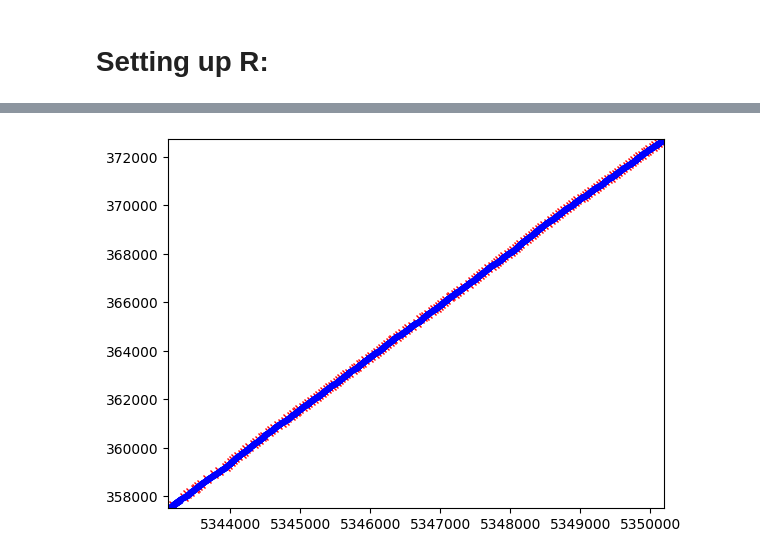
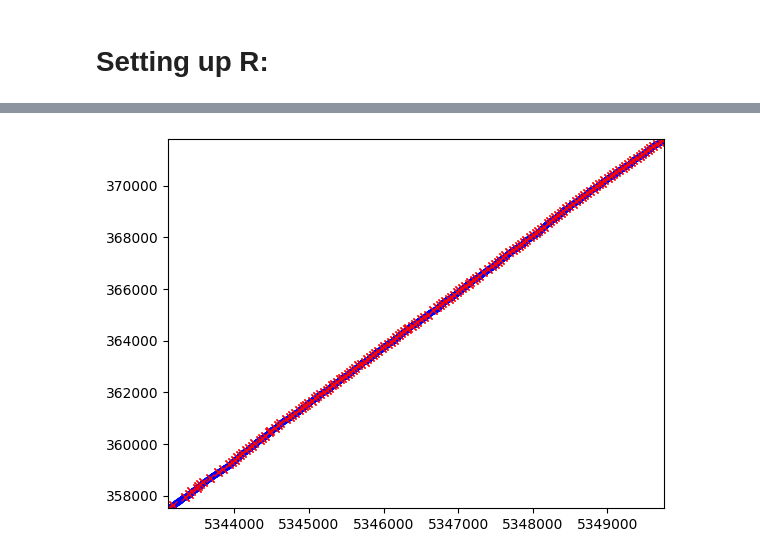
Before and after one commit to cnburger/AIS_KalmanFilter, a Jupyter notebook: Time Sampling.ipynb, the cells around one changed output, grey strips where cells are left out. Saved outputs shown, nothing was run; the diff lists cells and outputs as text; code cells hidden in the pictures.

```diff
--- a/Time Sampling.ipynb
+++ b/Time Sampling.ipynb
@@ -241,6 +234,7 @@ def myKalman(pd_final, R,Q,P_k):
     long_AVG = np.average(pd_final['long'].values[0:3])
     # Kalman Initial state
     X_state = np.array([[lat_AVG],[long_AVG],[0],[0]])
+    X_state = np.array([[0],[0],[0],[0]])
 
 
 
@@ -349,12 +343,12 @@ def myKalman(pd_final, R,Q,P_k):
 
 
     plt.plot(realSpdCount,Y_orig[0:(len(realSpdCount))], "rx")
-    plt.plot(np.arange(0,len(X_samp_pred),1),Y_samp_pred, "bx")
+    plt.plot(np.arange(0,len(Y_coord),1),Y_coord, "bx")
     plt.title("X pred (red) vs original (blue)")
     plt.show()
 
     plt.plot(realSpdCount,X_orig[0:(len(realSpdCount))], "rx")
-    plt.plot(np.arange(0,len(X_samp_pred),1),X_samp_pred, "bx")
+    plt.plot(np.arange(0,len(X_coord),1),X_coord, "bx")
     plt.title("Y pred (red) vs original (blue)")
     plt.show()
 
@@ -394,9 +411,18 @@ plt.show()
 var_X = np.sqrt(np.var(df_sampled['lat'][0:10]))
 var_Y = np.sqrt(np.var(df_sampled['long'][0:10]))
 
-var_spdX = np.sqrt(np.var(SpdX[0:10]))
-var_spdY = np.sqrt(np.var(SpdY[0:10]))
+# var_spdX = np.sqrt(np.var(SpdX[0:10]))
+# var_spdY = np.sqrt(np.var(SpdY[0:10]))
+var_spdX = 0
+var_spdY = 0
 
+var_X = 10
+var_Y = 10
+
+# var_spdX = np.sqrt(np.var(SpdX[0:10]))
+# var_spdY = np.sqrt(np.var(SpdY[0:10]))
+var_spdX = 0.3
+var_spdY = 0.3
 
 P_k = np.array([[var_X],[var_Y],[var_spdX],[var_spdY]]).dot(np.transpose(
       np.array([[var_X],[var_Y],[var_spdX],[var_spdY]])))
@@ -420,6 +456,7 @@ Q = np.array([[var_X],[var_Y],[var_spdX],[var_spdY]]).dot(np.transpose(
 # Setting up R:
 # %%
 R = np.diag(np.array([1000,2000,0.1,0.1]))
+R = np.diag(np.diag(P_k))
 # %%
 X_samp_pred, Y_samp_pred, X_samp_orig, Y_samp_orig, axx, ayy, SpdX,SpdY = myKalman(df_sampled, R,Q,P_k)
 # %% [output]
@@ -430,15 +467,20 @@ X_samp_pred, Y_samp_pred, X_samp_orig, Y_samp_orig, axx, ayy, SpdX,SpdY = myKalm
 # %%
 X_samp_pred = np.array(X_samp_pred)
 Y_samp_pred = np.array(Y_samp_pred)
 X_samp_orig = np.array(X_samp_orig)
 Y_samp_orig = np.array(Y_samp_orig)
 
-closer_look = np.arange(0,len(X_samp_pred),1)
+closer_look = np.arange(0,3500,1)
+plt.plot(X_samp_pred[closer_look], Y_samp_pred[closer_look], "b.")
 plt.plot(X_samp_orig, Y_samp_orig, "rx")
-plt.plot(X_samp_pred[closer_look], Y_samp_pred[closer_look], "b.")
+
+plt.plot(X_samp_pred ,Y_samp_pred, "b.")
+plt.plot(X_samp_orig, Y_samp_orig, "rx")
+
+
 plt.xlim(min(X_samp_pred[closer_look]),max(X_samp_pred[closer_look]))
 plt.ylim(min(Y_samp_pred[closer_look]),max(Y_samp_pred[closer_look]))
 
 plt.show()
 # %% [output]
-[figure, old version]
+[figure, new version]
```
Also changed, not shown: parts of 10 cells of this notebook.
